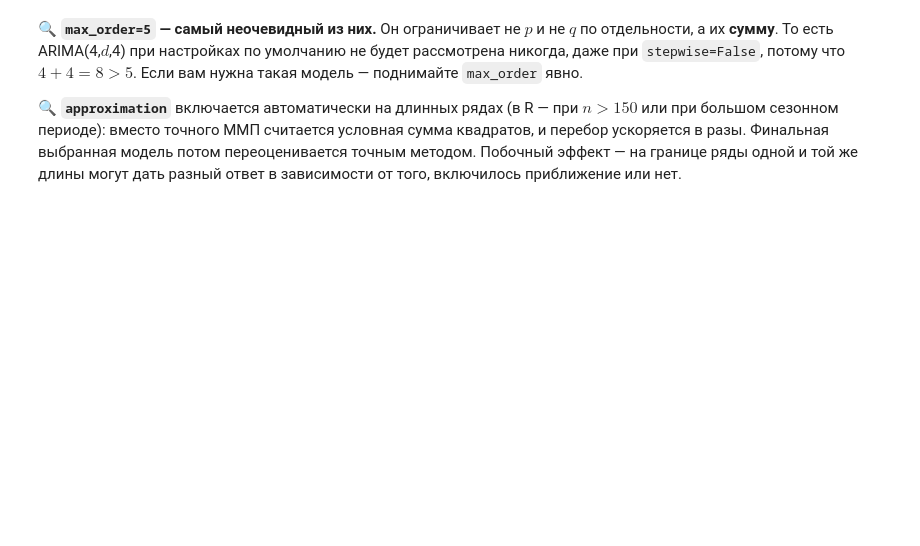
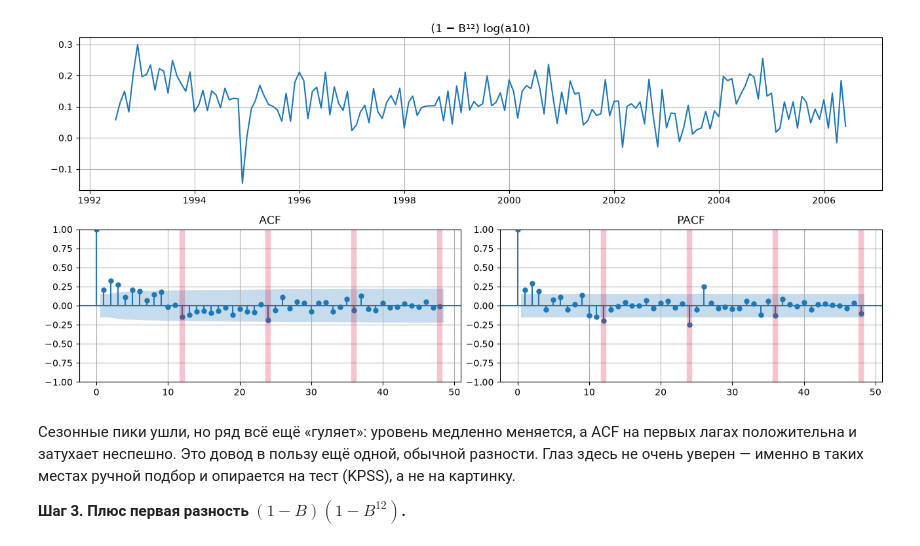
Before and after one commit to alex-hse-repository/time-series-cu-2026, a Jupyter notebook: week_5/part_1/03. Автоподбор порядка.ipynb, the cells around one changed output. Cells and saved outputs as stored; diff of their text form; code cells hidden in the pictures; blank space fills up the shorter version.

```diff
--- a/week_5/part_1/03. Автоподбор порядка.ipynb
+++ b/week_5/part_1/03. Автоподбор порядка.ipynb
@@ -237,28 +254,13 @@ pd.DataFrame(rows)
 # %%
-print("Значения по умолчанию у AutoARIMA (несезонный случай):\n")
-for name, value, comment in [
-    ("d", None, "если None — выбирается тестом (шаг 0)"),
-    ("test", "'kpss'", "какой тест используется для выбора d"),
-    ("ic", "'aicc'", "критерий сравнения; в лекции рекомендован именно AICc"),
-    ("start_p, start_q", "2, 2", "координаты стартовой модели шага 1"),
-    ("max_p, max_q", "5, 5", "границы сетки"),
-    ("max_order", 5, "ограничение на p + q: слишком богатые модели не рассматриваются"),
-    ("stepwise", True, "True — обход шага 2; False — полный перебор"),
-    ("nmodels", 94, "предохранитель: сколько моделей максимум успеет посмотреть обход"),
-    ("approximation", False, "True — считать приближённое правдоподобие (быстро, грубо)"),
-    ("allowdrift, allowmean", "True, True", "разрешено ли включать снос / константу"),
-    ("trace", False, "печатать каждую посещённую модель"),
-]:
-    print(f"  {name:<22} = {str(value):<12} # {comment}")
+y_D1 = train.diff(M).dropna()
+tsdisplay(y_D1, lags=48, title="(1 − B¹²) log(a10)")
+plt.show()
+# %% [output]
+[figure, added]
 # %% [markdown]
-🔍 **`max_order=5` — самый неочевидный из них.** Он ограничивает не $p$ и не
-$q$ по отдельности, а их **сумму**. То есть ARIMA(4,$d$,4) при настройках по
-умолчанию не будет рассмотрена никогда, даже при `stepwise=False`, потому что
-$4 + 4 = 8 > 5$. Если вам нужна такая модель — поднимайте `max_order` явно.
+Сезонные пики ушли, но ряд всё ещё «гуляет»: уровень медленно меняется, а
+ACF на первых лагах положительна и затухает неспешно. Это довод в пользу ещё
+одной, обычной разности. Глаз здесь не очень уверен — именно в таких местах
+ручной подбор и опирается на тест (KPSS), а не на картинку.
 
-🔍 **`approximation`** включается автоматически на длинных рядах (в R —
-при $n > 150$ или при большом сезонном периоде): вместо точного ММП считается
-условная сумма квадратов, и перебор ускоряется в разы. Финальная выбранная
-модель потом переоценивается точным методом. Побочный эффект — на границе
-ряды одной и той же длины могут дать разный ответ в зависимости от того,
-включилось приближение или нет.
+**Шаг 3. Плюс первая разность $(1 - B)(1 - B^{12})$.**
```
Also changed, not shown: parts of 54 cells of this notebook.
